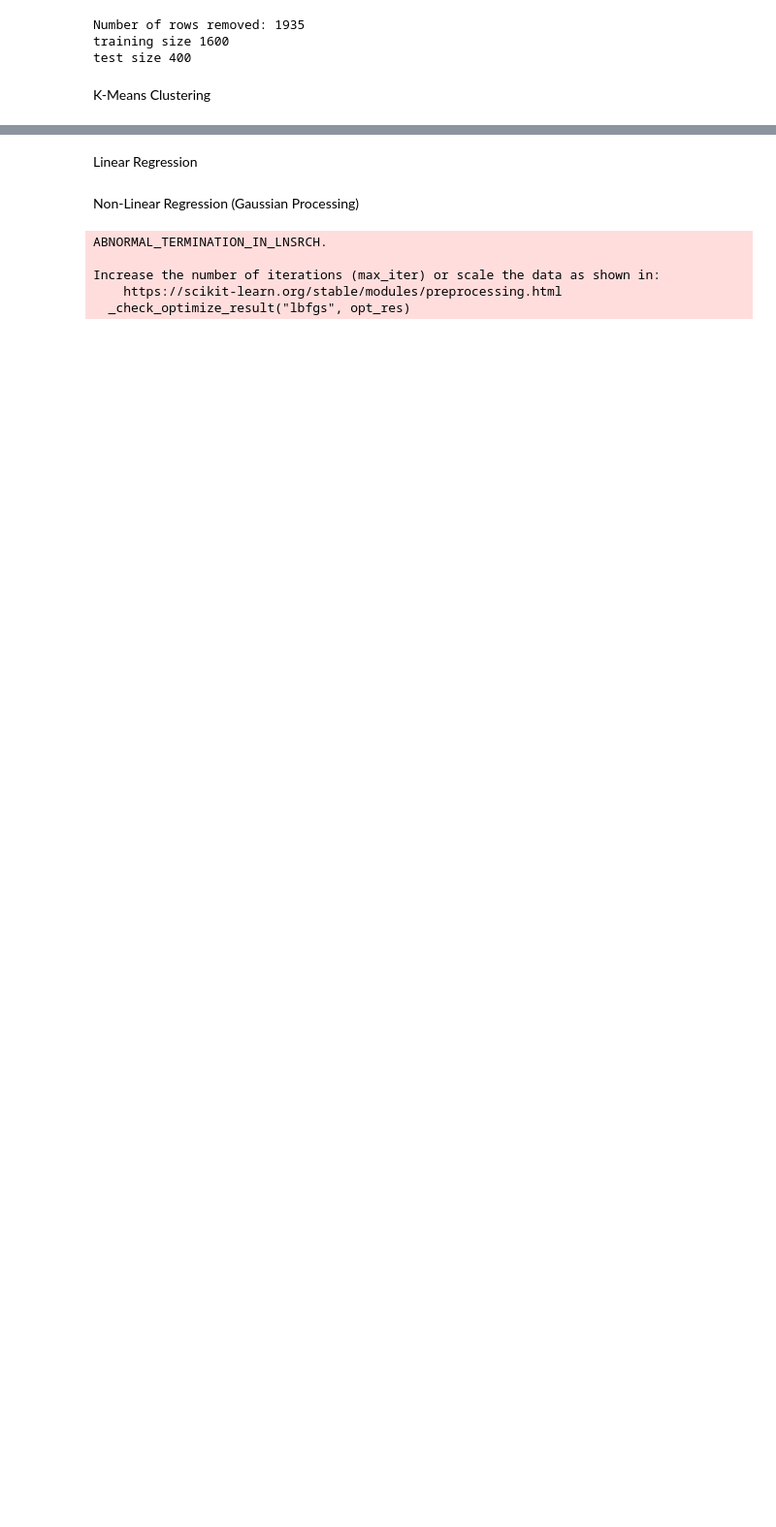
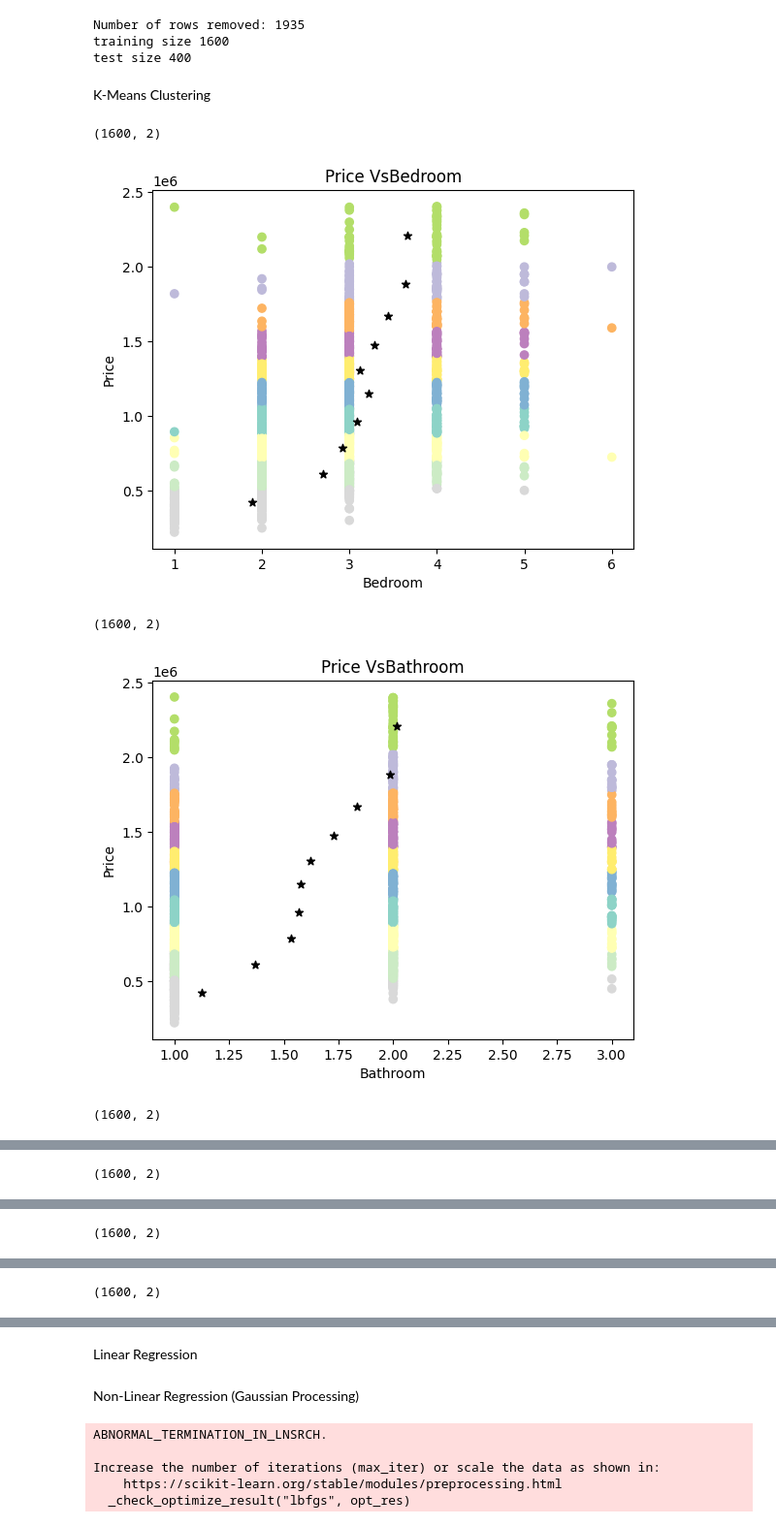
Before and after one commit to Wajeeha-B/ai_project.github.io, a Jupyter notebook: code/estimator.ipynb, the cells around one changed output, grey strips where cells are left out. Shown at 97% size. Saved outputs shown, nothing was run; the diff lists cells and outputs as text; code cells hidden in the pictures; blank space fills up the shorter version.

Commit message:
kmeans for everythang

```diff
--- a/code/estimator.ipynb
+++ b/code/estimator.ipynb
@@ -68,10 +68,25 @@ test size 400
 K-Means Clustering
 # %%
 # Ashton
-k = 5
-pref = 'Size'
-kmeans = Kmeans.Kmeans(train_X, train_Y, k, pref)
+k = 10
+prefs = ['Type','Bedroom','Bathroom','Car','Landsize','BuildingArea','Latitude','Longitude']
 
-train_X, points, centroids = kmeans.cluster()
+all_points = []
+all_centroids = []
+i = 0
 
-#plotKmean(train_X, points, centroids)
+for pref in prefs:
+    kmeans = Kmeans.Kmeans(train_X, train_Y, k, pref)
+
+    train_X, points, centroids = kmeans.cluster()
+
+    all_points.append(points)
+    all_centroids.append(centroids)
+
+    kmeans.plotKmean(train_X, points, centroids, pref)
+# %% [output]
+(1600, 2)
+[figure, added]
+(1600, 2)
+[figure, added]
+(1600, 2)
@@ -77,0 +94 @@ train_X, points, centroids = kmeans.cluster()
+(1600, 2)
@@ -77,0 +96 @@ train_X, points, centroids = kmeans.cluster()
+(1600, 2)
@@ -77,0 +98 @@ train_X, points, centroids = kmeans.cluster()
+(1600, 2)
```
Also changed, not shown: parts of 3 cells of this notebook.
